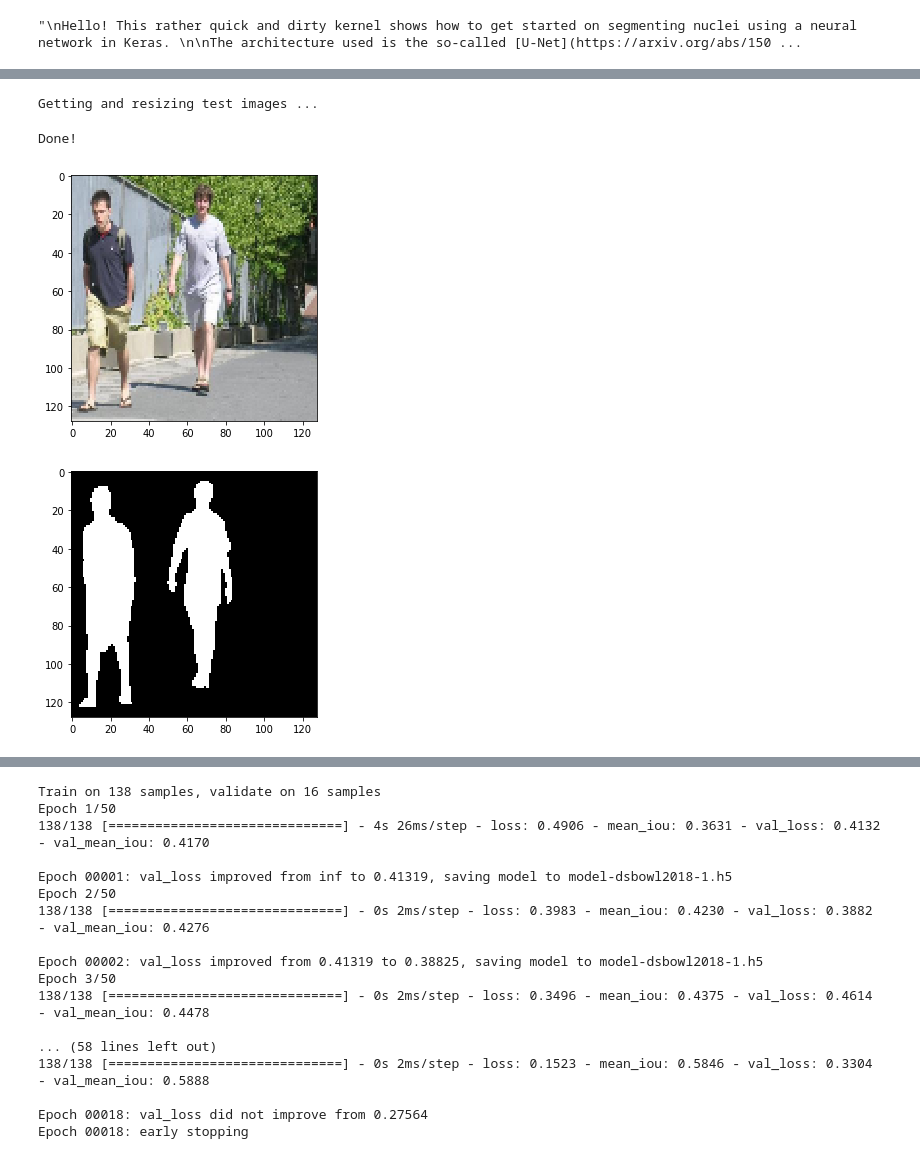
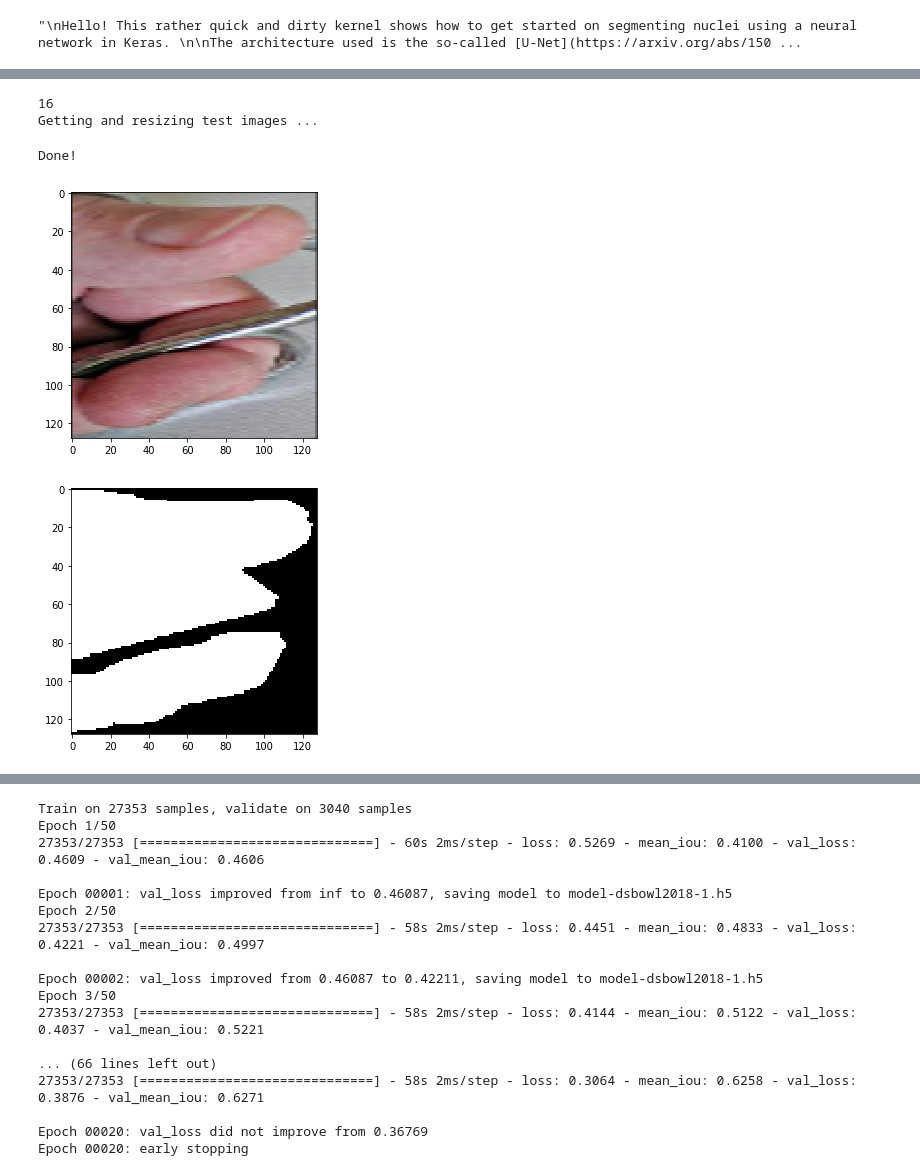
Before and after one commit to JakubMakowiecki/rusek, a Jupyter notebook: other_images.ipynb, the cells around one changed output, grey strips where cells are left out. Saved outputs shown, nothing was run; the diff lists cells and outputs as text; code cells hidden in the pictures.

Commit message:
training  unet on http://www.sysu-hcp.net/lip/ + begining of work with segnet

```diff
--- a/other_images.ipynb
+++ b/other_images.ipynb
@@ -37,6 +37,7 @@ from keras.layers.merge import concatenate
 from keras.callbacks import EarlyStopping, ModelCheckpoint
 from keras import backend as K
 
+import os
 import tensorflow as tf
 
 # Set some parameters
@@ -45,9 +46,9 @@ IMG_HEIGHT = 128
 IMG_CHANNELS = 3
 TRAIN_PATH = '../PennFudanPed/TRAIN/'
 TEST_PATH = '../PennFudanPed/TEST/'
-MASK_PATH  = 'PedMasks'
+MASK_PATH  = 'PedMasks/LIP'
 
-IMAGE_PATH = 'PNGImages'
+IMAGE_PATH = 'PNGImages/LIP'
 warnings.filterwarnings('ignore', category=UserWarning, module='skimage')
 seed = 42
 random.seed = seed
@@ -63,27 +58,40 @@ print(test_ids)
 # %%
+train_img_ids = next(os.walk(TRAIN_PATH + IMAGE_PATH))[2]
+
+train_mask_ids = next(os.walk(TRAIN_PATH + MASK_PATH))[2]
+
+test_img_ids = next(os.walk(TEST_PATH + 'PNGImages'))[2]
+
 # Get and resize train images and masks
-X_train = np.zeros((len(train_ids), IMG_HEIGHT, IMG_WIDTH, IMG_CHANNELS), dtype=np.uint8)
-Y_train = np.zeros((len(train_ids), IMG_HEIGHT, IMG_WIDTH, 1), dtype=np.bool)
+X_train = np.zeros((len(train_img_ids), IMG_HEIGHT, IMG_WIDTH, IMG_CHANNELS), dtype=np.uint8)
+Y_train = np.zeros((len(train_img_ids), IMG_HEIGHT, IMG_WIDTH, 1), dtype=np.bool)
 print('Getting and resizing train images and masks ... ')
 sys.stdout.flush()
 for n, id_ in tqdm(enumerate(train_img_ids), total=len(train_img_ids)):
     path = TRAIN_PATH + IMAGE_PATH + "/"
-    img = imread(path+id_)[:,:,:IMG_CHANNELS]
+    try:
+        img = imread(path+id_)[:,::IMG_CHANNELS]
+
+    except IndexError as e:
+        print(e)
+        os.remove(path+id_)
+    img = np.flip(img, 1)
     img = resize(img, (IMG_HEIGHT, IMG_WIDTH), mode='constant', preserve_range=True)
     X_train[n] = img
 
 
     mask = np.zeros((IMG_HEIGHT, IMG_WIDTH, 1), dtype=np.bool)
 
-    print(id_)
+
 
     path = TRAIN_PATH + MASK_PATH + "/"
-    mask_ = imread(path+id_[:-4]+'_mask.png')
+    mask_ = imread(path+id_[:-4]+'.png')
 
     mask_ = np.expand_dims(resize(mask_, (IMG_HEIGHT, IMG_WIDTH), mode='constant',
                                       preserve_range=True), axis=-1)
     mask = np.maximum(mask, mask_)
-    mask = np.where(mask<0.001, 0, 1)
+    #print(np.unique(mask))
+    mask = np.where(mask<0.0001, 0, 1)
     Y_train[n] = mask
 # %% [output]
 Getting and resizing train images and masks ...
@@ -244,11 +98,12 @@ FudanPed00070.png
 # %%
 # Get and resize test images
-X_test = np.zeros((len(test_ids), IMG_HEIGHT, IMG_WIDTH, IMG_CHANNELS), dtype=np.uint8)
+X_test = np.zeros((len(test_img_ids), IMG_HEIGHT, IMG_WIDTH, IMG_CHANNELS), dtype=np.uint8)
 sizes_test = []
+print(len(test_img_ids))
 print('Getting and resizing test images ... ')
 sys.stdout.flush()
-for n, id_ in tqdm(enumerate(test_ids), total=len(test_ids)):
-    path = TEST_PATH + IMAGE_PATH + '/' + id_
+for n, id_ in tqdm(enumerate(test_img_ids), total=len(test_img_ids)):
+    path = TEST_PATH + 'PNGImages' + '/' + id_
     img = imread(path)[:,:,:IMG_CHANNELS]
     sizes_test.append([img.shape[0], img.shape[1]])
     img = resize(img, (IMG_HEIGHT, IMG_WIDTH), mode='constant', preserve_range=True)
@@ -256,18 +111,19 @@ for n, id_ in tqdm(enumerate(test_ids), total=len(test_ids)):
 
 print('Done!')
 # %% [output]
+16
 Getting and resizing test images ...
 Done!
 # %%
 # Check if training data looks all right
-ix = random.randint(0, len(train_ids))
+ix = random.randint(0, len(train_img_ids))
 imshow(X_train[ix])
 plt.show()
 imshow(np.squeeze(Y_train[ix]))
 plt.show()
 # %% [output]
-[figure, old version]
+[figure, new version]
-[figure, old version]
+[figure, new version]
 # %%
 # Define IoU metric
 def mean_iou(y_true, y_pred):
@@ -368,23 +224,23 @@ checkpointer = ModelCheckpoint('model-dsbowl2018-1.h5', verbose=1, save_best_onl
 results = model.fit(X_train, Y_train, validation_split=0.1, batch_size=16, epochs=50,
                     callbacks=[earlystopper, checkpointer])
 # %% [output]
-Train on 138 samples, validate on 16 samples
+Train on 27353 samples, validate on 3040 samples
 Epoch 1/50
-138/138 [==============================] - 4s 26ms/step - loss: 0.4906 - mean_iou: 0.3631 - val_loss: 0.4132 - val_mean_iou: 0.4170
+27353/27353 [==============================] - 60s 2ms/step - loss: 0.5269 - mean_iou: 0.4100 - val_loss: 0.4609 - val_mean_iou: 0.4606
 
-Epoch 00001: val_loss improved from inf to 0.41319, saving model to model-dsbowl2018-1.h5
+Epoch 00001: val_loss improved from inf to 0.46087, saving model to model-dsbowl2018-1.h5
 Epoch 2/50
-138/138 [==============================] - 0s 2ms/step - loss: 0.3983 - mean_iou: 0.4230 - val_loss: 0.3882 - val_mean_iou: 0.4276
+27353/27353 [==============================] - 58s 2ms/step - loss: 0.4451 - mean_iou: 0.4833 - val_loss: 0.4221 - val_mean_iou: 0.4997
 
-Epoch 00002: val_loss improved from 0.41319 to 0.38825, saving model to model-dsbowl2018-1.h5
+Epoch 00002: val_loss improved from 0.46087 to 0.42211, saving model to model-dsbowl2018-1.h5
 Epoch 3/50
-138/138 [==============================] - 0s 2ms/step - loss: 0.3496 - mean_iou: 0.4375 - val_loss: 0.4614 - val_mean_iou: 0.4478
+27353/27353 [==============================] - 58s 2ms/step - loss: 0.4144 - mean_iou: 0.5122 - val_loss: 0.4037 - val_mean_iou: 0.5221
 
-... (58 lines left out)
-138/138 [==============================] - 0s 2ms/step - loss: 0.1523 - mean_iou: 0.5846 - val_loss: 0.3304 - val_mean_iou: 0.5888
+... (66 lines left out)
+27353/27353 [==============================] - 58s 2ms/step - loss: 0.3064 - mean_iou: 0.6258 - val_loss: 0.3876 - val_mean_iou: 0.6271
 
-Epoch 00018: val_loss did not improve from 0.27564
-Epoch 00018: early stopping
+Epoch 00020: val_loss did not improve from 0.36769
+Epoch 00020: early stopping
 # %%
 
 
```
Also changed, not shown: parts of 7 cells of this notebook, 4 other files.
